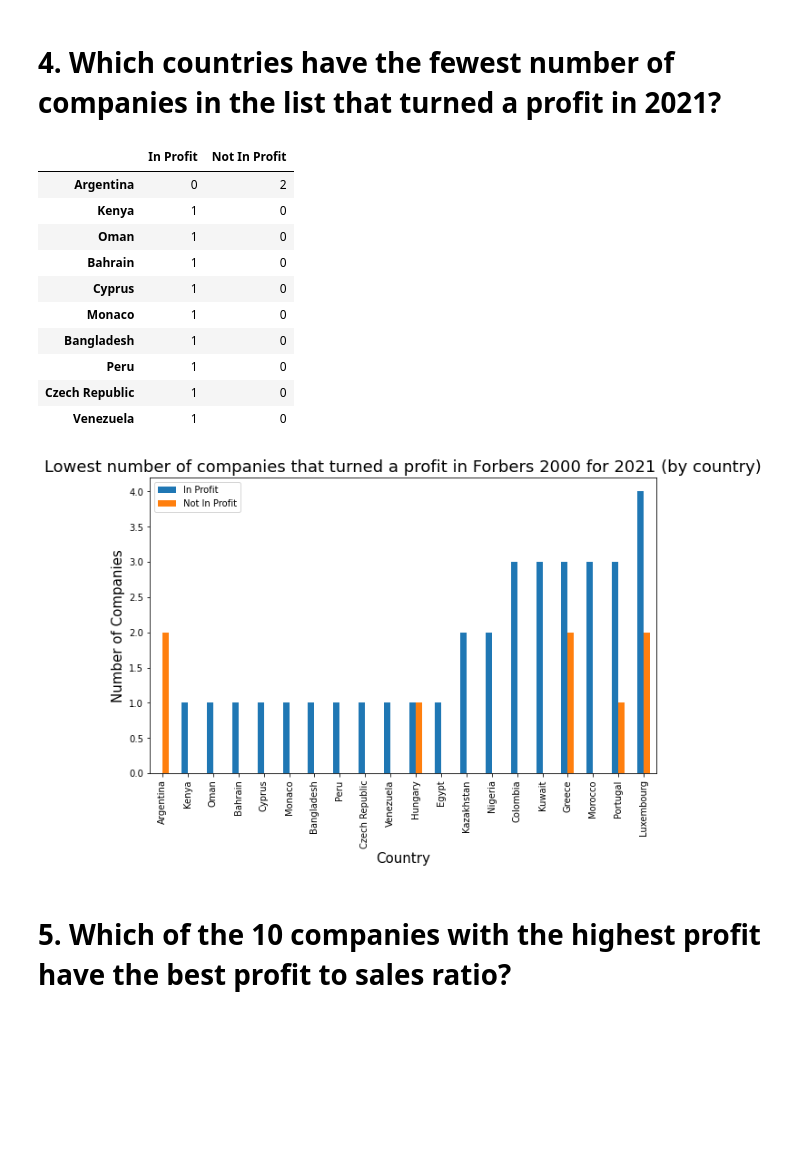
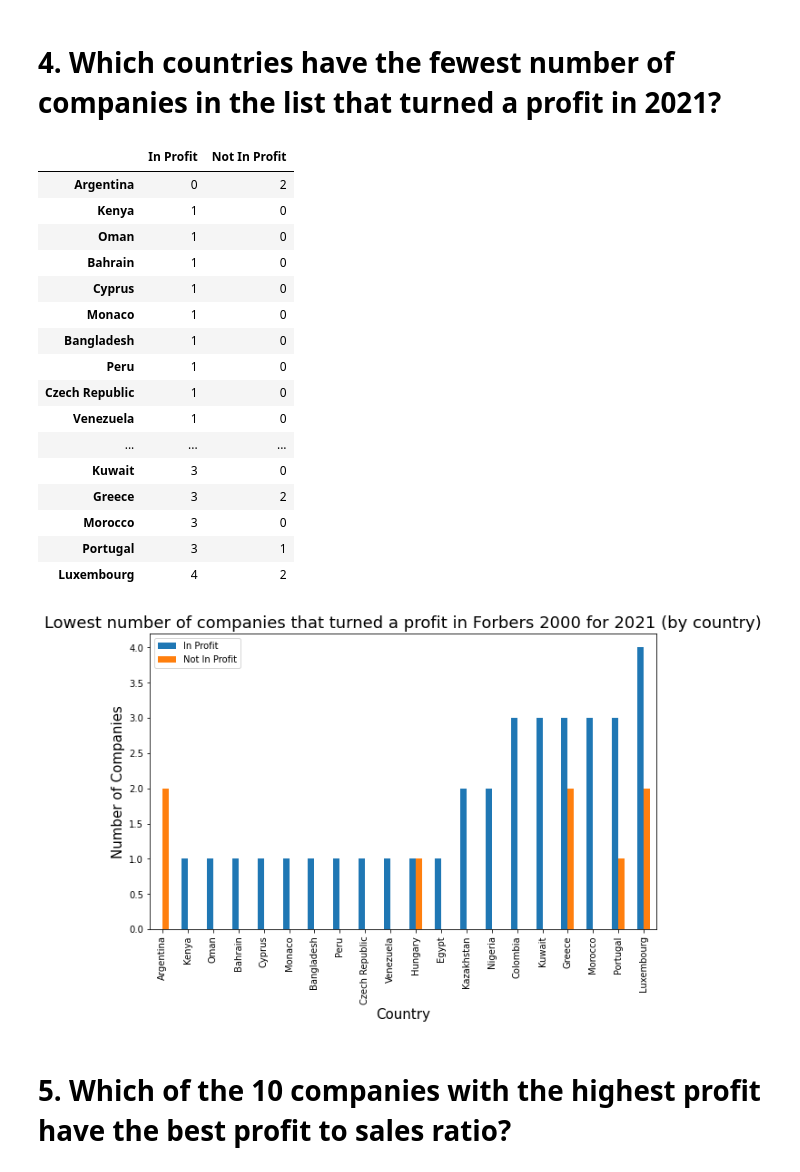
Before and after one commit to richardgourley/fortune-global-2000-in-2021, a Jupyter notebook: 4-visualizations.ipynb, the cells around one changed output. Drawn from its saved outputs; the diff is of its cells as text; code cells hidden in the pictures; blank space fills up the shorter version.

```diff
--- a/4-visualizations.ipynb
+++ b/4-visualizations.ipynb
@@ -139,34 +145,40 @@ plt.show()
 # %%
 # Order by lowest number of companies in profit
 df_countries_in_profit.sort_values('In Profit', ascending=True, inplace=True)
-df_countries_in_profit.head(10)
+df_countries_in_profit.head(20)
 # %% [output]
 |  | In Profit | Not In Profit |
 | Argentina | 0 | 2 |
 | Kenya | 1 | 0 |
 | Oman | 1 | 0 |
 | Bahrain | 1 | 0 |
 | Cyprus | 1 | 0 |
 | Monaco | 1 | 0 |
 | Bangladesh | 1 | 0 |
 | Peru | 1 | 0 |
 | Czech Republic | 1 | 0 |
 | Venezuela | 1 | 0 |
+| ... | ... | ... |
+| Kuwait | 3 | 0 |
+| Greece | 3 | 2 |
+| Morocco | 3 | 0 |
+| Portugal | 3 | 1 |
+| Luxembourg | 4 | 2 |
-# %%
-# Create a grouped bar chart
-chart = df_countries_in_profit.head(20).plot(kind="bar", xlabel="Country", ylabel="In Profit", title="Highest number of companies in profit by country 2021")
-
-# Retrieve matplotlib figure to format chart size
-fig = chart.get_figure()
-fig.set_size_inches(10, 6)
-
-plt.xlabel('Country', size=15)
-plt.ylabel('Number of Companies', size=15)
-
-plt.title("Lowest number of companies that turned a profit in Forbers 2000 for 2021 (by country)", size=18)
-
-plt.show()
-# %% [output]
-[figure, removed]
+# %%
+# Create a grouped bar chart
+chart = df_countries_in_profit.head(20).plot(kind="bar", xlabel="Country", ylabel="In Profit", title="Highest number of companies in profit by country 2021")
+
+# Retrieve matplotlib figure to format chart size
+fig = chart.get_figure()
+fig.set_size_inches(10, 6)
+
+plt.xlabel('Country', size=15)
+plt.ylabel('Number of Companies', size=15)
+
+plt.title("Lowest number of companies that turned a profit in Forbers 2000 for 2021 (by country)", size=18)
+
+plt.show()
+# %% [output]
+[figure, added]
 # %% [markdown]
 # 5. Which of the 10 companies with the highest profit have the best profit to sales ratio?
```
Also changed, not shown: parts of 11 cells of this notebook.
